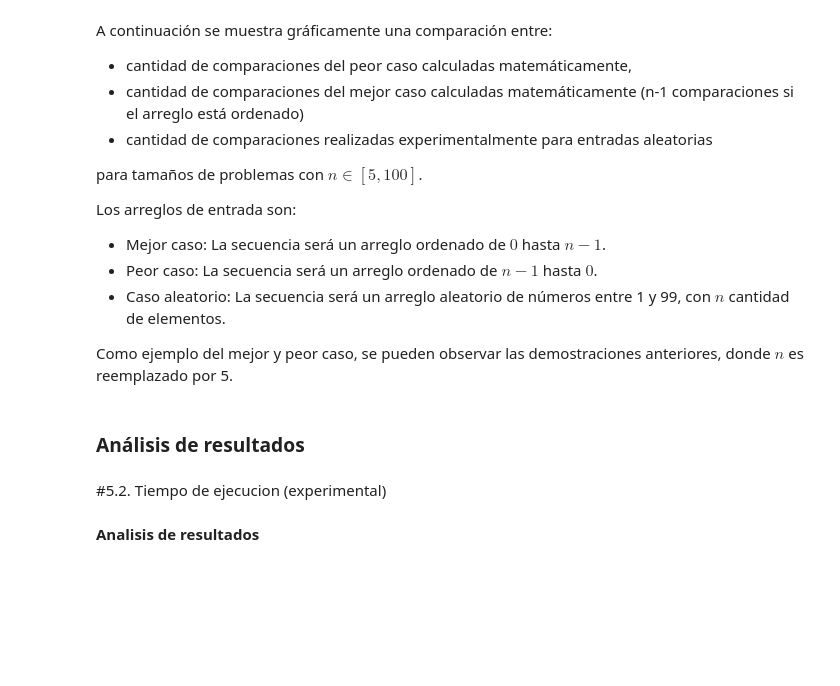
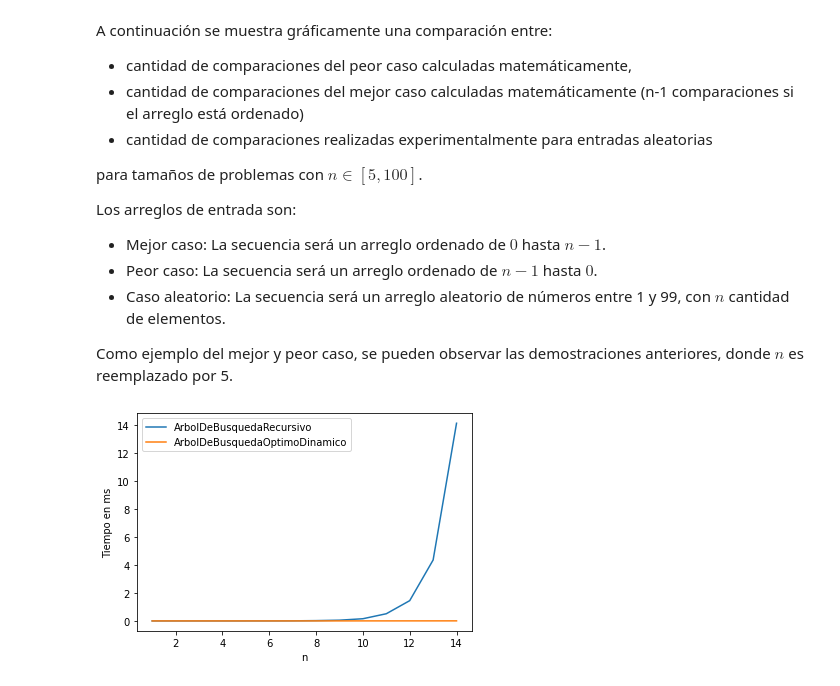
Before and after one commit to Jorgee18/ADA-Informes, a Jupyter notebook: Arbol_binario_de_búsqueda_óptimo.ipynb, the cells around one changed output. Saved outputs shown, nothing was run; the diff lists cells and outputs as text; code cells hidden in the pictures; blank space fills up the shorter version.

```diff
--- a/Arbol_binario_de_búsqueda_óptimo.ipynb
+++ b/Arbol_binario_de_búsqueda_óptimo.ipynb
@@ -373,9 +373,30 @@ Los arreglos de entrada son:
 *   Caso aleatorio: La secuencia será un arreglo aleatorio de números entre 1 y 99, con $n$ cantidad de elementos.
 
 Como ejemplo del mejor y peor caso, se pueden observar las demostraciones anteriores, donde $n$ es reemplazado por 5.
-# %% [markdown]
-### Análisis de resultados
-# %% [markdown]
-#5.2. Tiempo de ejecucion (experimental)
-# %% [markdown]
-**Analisis de resultados**
+# %%
+x=[]
+y_Dynamic = []
+y_NoDynamic = []
+
+for n in range(1,15):
+  keys, freq, q = optimal_bst_instance_generator(n)
+  cont = 0
+  cont2 = 0
+  #la función repeat está ejecutando 20 veces corteDeVarillaDinamico con el arreglo b y retorna el mejor tiempo obtenido.
+  t_Dynamic = repeat(setup="from __main__ import optimalSearchTreeDinamico", stmt=f"optimalSearchTreeDinamico({keys},{freq},{len(keys)})", repeat=1, number=10)
+  #la función repeat está ejecutando 20 veces corteDeVarillaRecursivo con el arreglo a y retorna el mejor tiempo obtenido.
+  t_NoDynamic = repeat(setup="from __main__ import optimalSearchTree", stmt=f"optimalSearchTree({keys},{freq},{len(keys)})", repeat=1, number=10)
+
+  x.append(n)
+  y_Dynamic.append(t_Dynamic)
+  y_NoDynamic.append(t_NoDynamic)
+
+plt.plot(x,y_NoDynamic)
+plt.plot(x,y_Dynamic)
+plt.legend(["ArbolDeBusquedaRecursivo","ArbolDeBusquedaOptimoDinamico"])
+
+plt.xlabel('n')
+plt.ylabel('Tiempo en ms')
+plt.show()
+# %% [output]
+[figure, added]
```
Also changed, not shown: parts of 4 cells of this notebook.
